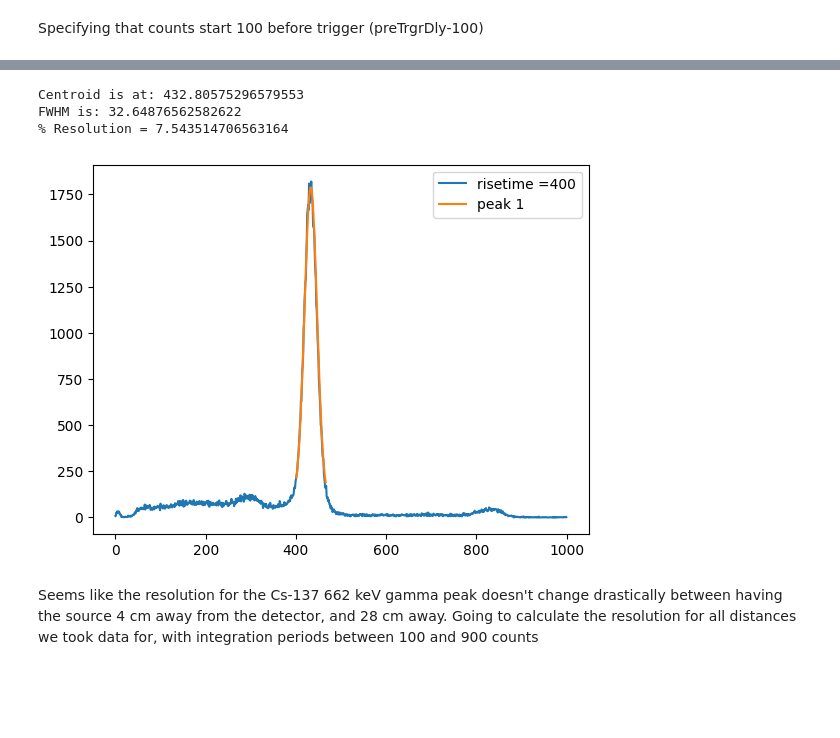
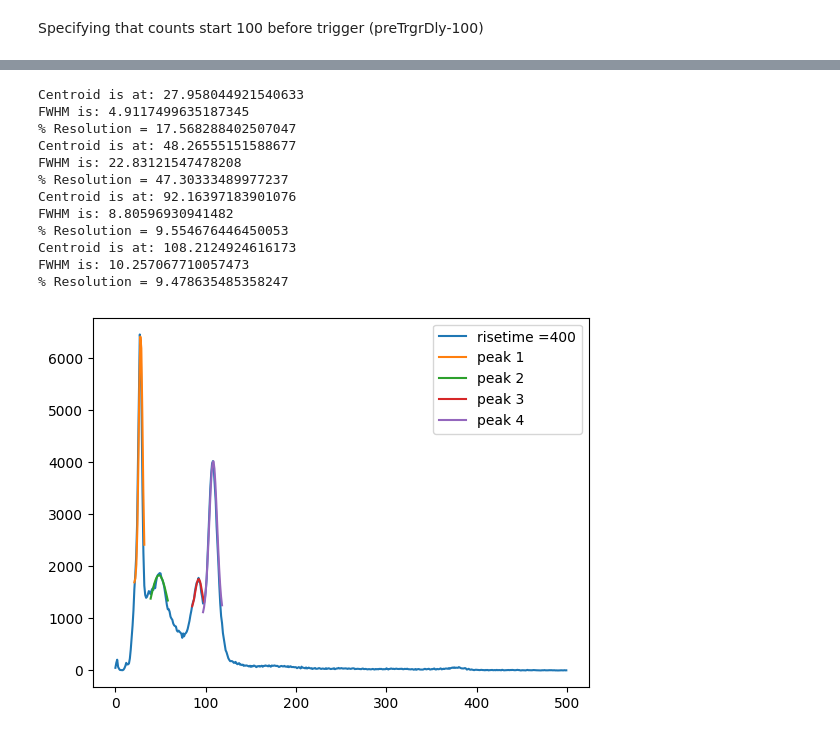
Before and after one commit to UCB-NE-204-2022/Devin_Thatcher_NE204, a Jupyter notebook: Lab2/Jupyter/NE204Lab2.ipynb, the cells around one changed output, grey strips where cells are left out. Drawn from its saved outputs; the diff is of its cells as text; code cells hidden in the pictures; blank space fills up the shorter version.

```diff
--- a/Lab2/Jupyter/NE204Lab2.ipynb
+++ b/Lab2/Jupyter/NE204Lab2.ipynb
@@ -78,25 +78,21 @@ The initial pulses generally decay by about 400 counts in (1.6 microseconds), so
 # %%
 filelocation = r"C:\Users\Operator\Documents\Devin\Code\Data\NaI_Cs137_4cm_30.h5"
-events = 100000
+events = 200000
 XRange = 2000
 preTrgrDly = 1000
 peakdistance = 10
-prominencefactor = 2
-
+prominencefactor = 10
 risetime = 400
-
 spectra = CreateSpectra(filelocation, events, XRange, preTrgrDly, risetime)
-
-hist, bins = np.histogram(spectra, bins = 1000, range = (0, 400000))
+print(np.max(spectra))
+hist, bins = np.histogram(spectra, bins = 2000, range = (0, 400000))
 plt.plot(range(np.size(hist)), hist, label="risetime =" + str(risetime))
-
 Xranges, coefficients, numberofpeaks, FWHMs = PeakInfo(hist, peakdistance, prominencefactor)
 for i in range(numberofpeaks):
     plt.plot(Xranges[i], Gaussian(Xranges[i], *coefficients[i]), label="peak " + str(i+1))
     print("Centroid is at: " + str(coefficients[i][1]))
     print("FWHM is: " + str(2.35*coefficients[i][2]))
     print("% Resolution = " + str(100*2.35*coefficients[i][2]/coefficients[i][1]))
-
 plt.legend(loc='upper right')
 plt.show()
 # %% [output]
@@ -108,0 +236,3 @@ Seems like the range can be decreased to half of before.
+# %%
+peak_locations = []
+peak_resolutions = []
@@ -109,25 +302,15 @@ Seems like the range can be decreased to half of before.
 # %%
-filelocation = r"C:\Users\Operator\Documents\Devin\Code\Data\NaI_Cs137_4cm_30.h5"
-events = 100000
-XRange = 2000
-preTrgrDly = 1000
-peakdistance = 10
-prominencefactor = 2
-
-risetime = 400
+filelocation = r"C:\Users\Operator\Documents\Devin\Code\Data\NaI_Na22_120s.h5"
 
 spectra = CreateSpectra(filelocation, events, XRange, preTrgrDly, risetime)
-
-hist, bins = np.histogram(spectra, bins = 1000, range = (0, 200000))
+hist, bins = np.histogram(spectra, bins = 500, range = (0,200000))
 plt.plot(range(np.size(hist)), hist, label="risetime =" + str(risetime))
-
 Xranges, coefficients, numberofpeaks, FWHMs = PeakInfo(hist, peakdistance, prominencefactor)
 for i in range(numberofpeaks):
     plt.plot(Xranges[i], Gaussian(Xranges[i], *coefficients[i]), label="peak " + str(i+1))
     print("Centroid is at: " + str(coefficients[i][1]))
     print("FWHM is: " + str(2.35*coefficients[i][2]))
     print("% Resolution = " + str(100*2.35*coefficients[i][2]/coefficients[i][1]))
-
 plt.legend(loc='upper right')
 plt.show()
 # %% [output]
@@ -138,31 +329,30 @@ FWHM is: 31.96982701133313
 # %%
-filelocation = r"C:\Users\Operator\Documents\Devin\Code\Data\NaI_Cs137_28cm_30.h5"
-events = 100000
-XRange = 2000
-preTrgrDly = 1000
-peakdistance = 10
-prominencefactor = 2
-
-risetime = 400
+filelocation = r"C:\Users\Operator\Documents\Devin\Code\Data\NaI_Ba133_120s.h5"
 
 spectra = CreateSpectra(filelocation, events, XRange, preTrgrDly, risetime)
-
-hist, bins = np.histogram(spectra, bins = 1000, range = (0,200000))
+hist, bins = np.histogram(spectra, bins = 500, range = (0,200000))
 plt.plot(range(np.size(hist)), hist, label="risetime =" + str(risetime))
-
 Xranges, coefficients, numberofpeaks, FWHMs = PeakInfo(hist, peakdistance, prominencefactor)
 for i in range(numberofpeaks):
     plt.plot(Xranges[i], Gaussian(Xranges[i], *coefficients[i]), label="peak " + str(i+1))
     print("Centroid is at: " + str(coefficients[i][1]))
+    peak_locations.append(coefficients[i][1])
     print("FWHM is: " + str(2.35*coefficients[i][2]))
     print("% Resolution = " + str(100*2.35*coefficients[i][2]/coefficients[i][1]))
-
+    peak_resolutions.append(100*2.35*coefficients[i][2]/coefficients[i][1])
 plt.legend(loc='upper right')
 plt.show()
 # %% [output]
-Centroid is at: 432.80575296579553
-FWHM is: 32.64876562582622
-% Resolution = 7.543514706563164
+Centroid is at: 27.958044921540633
+FWHM is: 4.9117499635187345
+% Resolution = 17.568288402507047
+Centroid is at: 48.26555151588677
+FWHM is: 22.83121547478208
+% Resolution = 47.30333489977237
+Centroid is at: 92.16397183901076
+FWHM is: 8.80596930941482
+% Resolution = 9.554676446450053
+Centroid is at: 108.2124924616173
+FWHM is: 10.257067710057473
+% Resolution = 9.478635485358247
-[figure, old version]
+[figure, new version]
-# %% [markdown]
-Seems like the resolution for the Cs-137 662 keV gamma peak doesn't change drastically between having the source 4 cm away from the detector, and 28 cm away. Going to calculate the resolution for all distances we took data for, with integration periods between 100 and 900 counts
```
Also changed, not shown: parts of 25 cells of this notebook.
